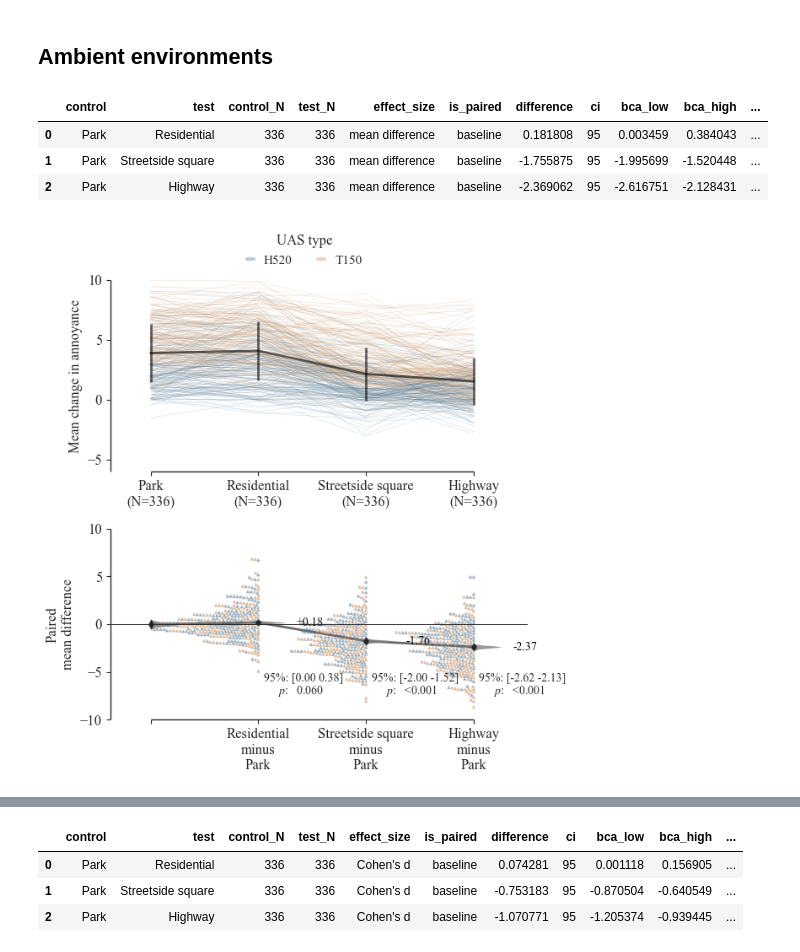
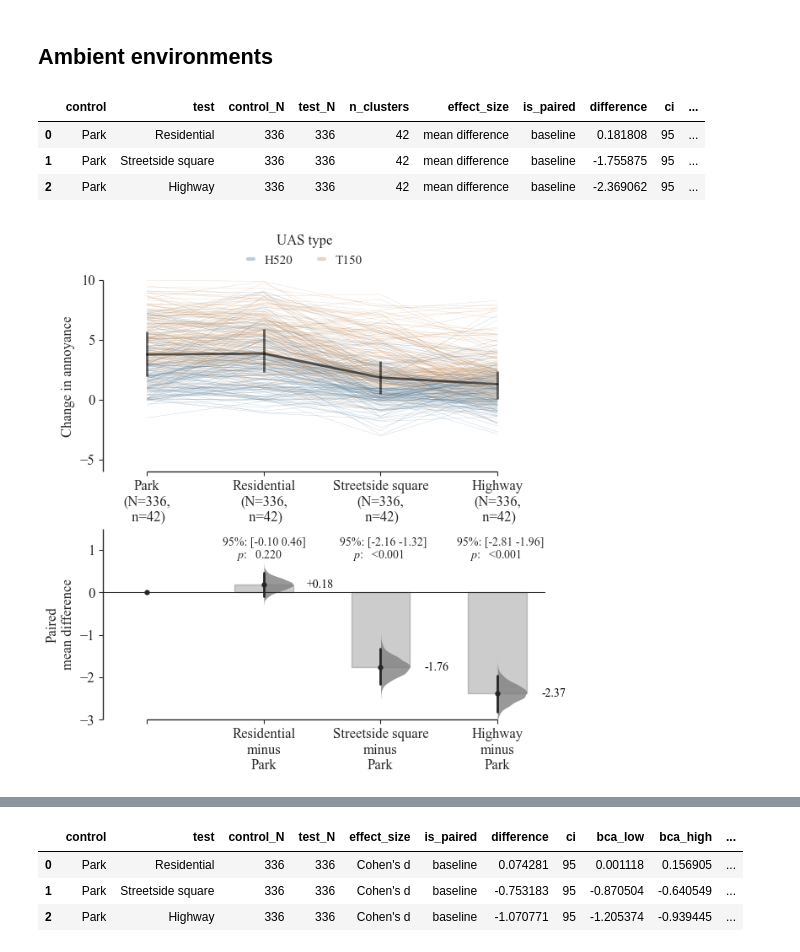
Before and after one commit to acoustics-code-salford/refmap-psychoacoustics, a Jupyter notebook: src/refmap_psychoacoustics/notebooks/refmap_listest2_analysis_dabest.ipynb, the cells around one changed output, grey strips where cells are left out. Cells and saved outputs as stored; diff of their text form; code cells hidden in the pictures.

```diff
--- a/src/refmap_psychoacoustics/notebooks/refmap_listest2_analysis_dabest.ipynb
+++ b/src/refmap_psychoacoustics/notebooks/refmap_listest2_analysis_dabest.ipynb
@@ -192,17 +189,19 @@ data = data.groupby('dummyID').filter(lambda x: not x.isnull().any().any())
 # assign data for processing
 dataloadBL = dabest.load(data=data, idx=list(data['AmbientEnv'].cat.categories),
                          x='AmbientEnv', y='dAnnoyance', paired='baseline',
-                         id_col='dummyID', resamples=5000, random_seed=303,
+                         id_col='dummyID', cluster_col='ID', resamples=5000, random_seed=303,
                          ps_adjust=True)
 
 # calculate effect sizes and plot
 fig, ax = plt.subplots(figsize=(6.5, 3.5))
 dataMD = dataloadBL.mean_diff.plot(color_col='UASType',
+                                   group_summaries='median_quartiles',
                                    contrast_bars=True,
+                                   contrast_paired_lines=False,
                                    raw_ylim=(-6, 10),
                                    raw_label="Mean change in annoyance",
                                    contrast_marker_size=3.5,
-                                   show_baseline_ec=True,
+                                   show_baseline_ec=False,
                                    contrast_kwargs={'alpha': 0.8},
                                    legend_kwargs={'bbox_to_anchor': [0.3, 1.3], 'fontsize': 11,
                                                   'ncol': 4, 'title': r'UAS type'},
@@ -211,42 +210,41 @@ dataMD = dataloadBL.mean_diff.plot(color_col='UASType',
                                                      'alpha': 0.35, 'zorder': 1},
                                    contrast_ylim=(-3, 1.5),
                                    slopegraph_kwargs={'linewidth': 0.25,
-                                                      'alpha': 0.35,
-                                                      'jitter': 0.05},
+                                                      'alpha': 0.35},
                                    ax=ax)
 
 diffs = dataloadBL.mean_diff.statistical_tests[['difference',
                                                 'bca_low',
                                                 'bca_high',
                                                 'pvalue_permutation']].values
 
 contrast_ax = ax.contrast_axes
 
 # label results
 for ii, diff in enumerate(diffs):
     vals = display_round(diff[1:3], digits=2, floor=False)
-    contrast_ax.text(x=ii + 1.05, y=1.4, s="95%: [" + " ".join(vals) + "]", fontsize=10)
-    contrast_ax.text(x=ii + 1.18, y=0.15, s=r"$p$:   " + display_round(diff[3], digits=3), fontsize=10)
+    contrast_ax.text(x=ii + 0.65, y=1.1, s="95%: [" + " ".join(vals) + "]", fontsize=10)
+    contrast_ax.text(x=ii + 0.76, y=0.8, s=r"$p$:   " + display_round(diff[3], digits=3), fontsize=10)
 
 ax.axes.set_ylabel("Change in annoyance")
 
 if saveplots:
 
     filename = "dAnnoyAmbEnvbyTypeDabest"
 
     plt.savefig(os.path.join(outFigPath, "svg", filename + ".svg"),
                 format='svg', bbox_inches='tight')
     plt.savefig(os.path.join(outFigPath, "pdf", filename + ".pdf"),
                 format='pdf', bbox_inches='tight')
 
 dataMD;
 dataloadBL.mean_diff.statistical_tests
 # %% [output]
-|  | control | test | control_N | test_N | effect_size | is_paired | difference | ci | bca_low | bca_high | ... |
-| 0 | Park | Residential | 336 | 336 | mean difference | baseline | 0.181808 | 95 | 0.003459 | 0.384043 | ... |
-| 1 | Park | Streetside square | 336 | 336 | mean difference | baseline | -1.755875 | 95 | -1.995699 | -1.520448 | ... |
-| 2 | Park | Highway | 336 | 336 | mean difference | baseline | -2.369062 | 95 | -2.616751 | -2.128431 | ... |
+|  | control | test | control_N | test_N | n_clusters | effect_size | is_paired | difference | ci | ... |
+| 0 | Park | Residential | 336 | 336 | 42 | mean difference | baseline | 0.181808 | 95 | ... |
+| 1 | Park | Streetside square | 336 | 336 | 42 | mean difference | baseline | -1.755875 | 95 | ... |
+| 2 | Park | Highway | 336 | 336 | 42 | mean difference | baseline | -2.369062 | 95 | ... |
-[figure, old version]
+[figure, new version]
 # %%
 # calculate effect sizes and plot
 fig, ax = plt.subplots(figsize=(6.5, 3.5))
```
Also changed, not shown: parts of 15 cells of this notebook, 1 other file.
